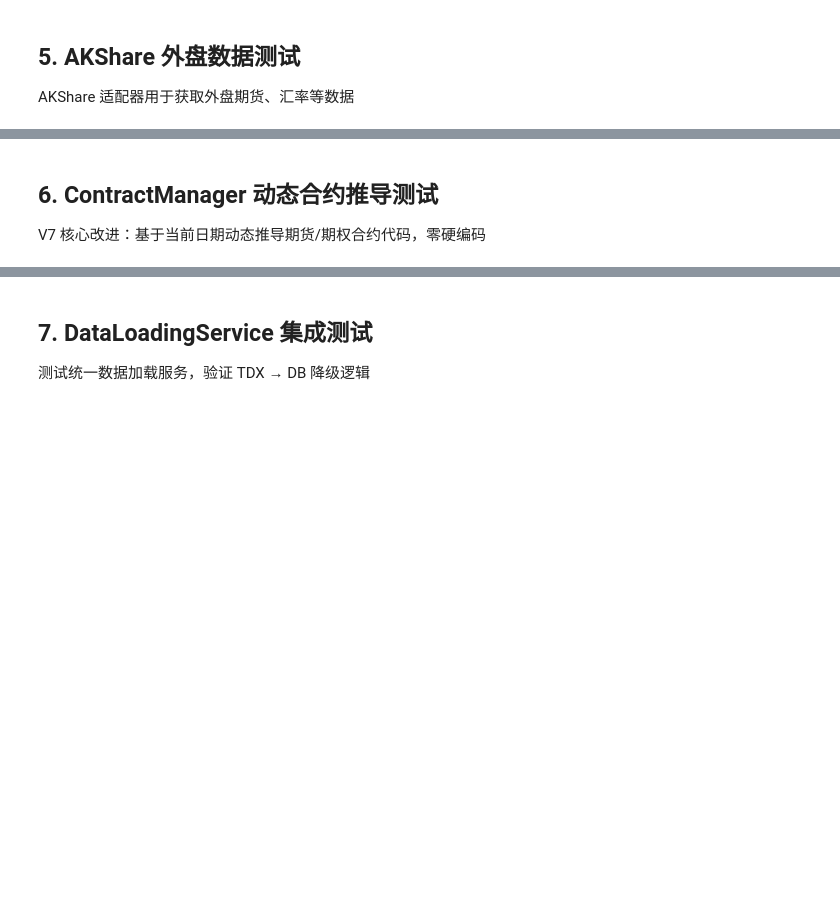
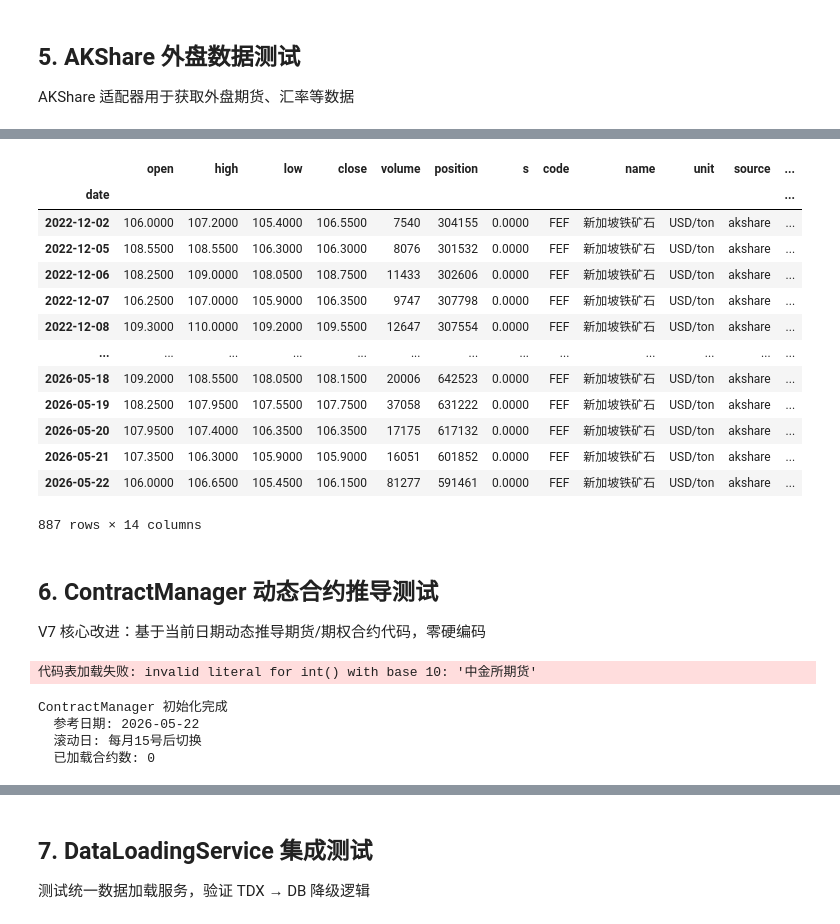
Before and after one commit to u588/app, a Jupyter notebook: AiStock/market_state_system/notebooks/01_data_acquisition_test.ipynb, the cells around one changed output, grey strips where cells are left out. Drawn from its saved outputs; the diff is of its cells as text; code cells hidden in the pictures; blank space fills up the shorter version.

```diff
--- a/AiStock/market_state_system/notebooks/01_data_acquisition_test.ipynb
+++ b/AiStock/market_state_system/notebooks/01_data_acquisition_test.ipynb
@@ -612,10 +576,8 @@ LINE 4:             ORDER BY date DESC
 AKShare 适配器用于获取外盘期货、汇率等数据
 # %%
 # 初始化 AKAdapter
-from data_service.ak_adapter import AKAdapter
+from data_services.ak_adapter import AKAdapter
 
-ak = AKAdapter({'cache_enabled': True, 'cache_ttl': 300})
-print(f'AKAdapter 状态: {"✅可用" if ak.is_available() else "❌不可用"}')
-print(repr(ak))
+ak = AKAdapter()
 # %%
 # 测试外盘期货数据
@@ -637,10 +609,27 @@ pd.DataFrame(ak_results).T if ak_results else print('无结果')
+# %%
+ak.get_futures_history('FEF')
+# %% [output]
+|  | open | high | low | close | volume | position | s | code | name | unit | source | ... |
+| date |  |  |  |  |  |  |  |  |  |  |  | ... |
+| 2022-12-02 | 106.0000 | 107.2000 | 105.4000 | 106.5500 | 7540 | 304155 | 0.0000 | FEF | 新加坡铁矿石 | USD/ton | akshare | ... |
+| 2022-12-05 | 108.5500 | 108.5500 | 106.3000 | 106.3000 | 8076 | 301532 | 0.0000 | FEF | 新加坡铁矿石 | USD/ton | akshare | ... |
+| 2022-12-06 | 108.2500 | 109.0000 | 108.0500 | 108.7500 | 11433 | 302606 | 0.0000 | FEF | 新加坡铁矿石 | USD/ton | akshare | ... |
+| 2022-12-07 | 106.2500 | 107.0000 | 105.9000 | 106.3500 | 9747 | 307798 | 0.0000 | FEF | 新加坡铁矿石 | USD/ton | akshare | ... |
+| 2022-12-08 | 109.3000 | 110.0000 | 109.2000 | 109.5500 | 12647 | 307554 | 0.0000 | FEF | 新加坡铁矿石 | USD/ton | akshare | ... |
+| ... | ... | ... | ... | ... | ... | ... | ... | ... | ... | ... | ... | ... |
+| 2026-05-18 | 109.2000 | 108.5500 | 108.0500 | 108.1500 | 20006 | 642523 | 0.0000 | FEF | 新加坡铁矿石 | USD/ton | akshare | ... |
+| 2026-05-19 | 108.2500 | 107.9500 | 107.5500 | 107.7500 | 37058 | 631222 | 0.0000 | FEF | 新加坡铁矿石 | USD/ton | akshare | ... |
+| 2026-05-20 | 107.9500 | 107.4000 | 106.3500 | 106.3500 | 17175 | 617132 | 0.0000 | FEF | 新加坡铁矿石 | USD/ton | akshare | ... |
+| 2026-05-21 | 107.3500 | 106.3000 | 105.9000 | 105.9000 | 16051 | 601852 | 0.0000 | FEF | 新加坡铁矿石 | USD/ton | akshare | ... |
+| 2026-05-22 | 106.0000 | 106.6500 | 105.4500 | 106.1500 | 81277 | 591461 | 0.0000 | FEF | 新加坡铁矿石 | USD/ton | akshare | ... |
+887 rows × 14 columns
 # %% [markdown]
 ## 6. ContractManager 动态合约推导测试
 
 V7 核心改进：基于当前日期动态推导期货/期权合约代码，零硬编码
 # %%
 # 初始化 ContractManager
-code_table_path = str(PROJECT_ROOT / 'data' / 'tdx_code_table.xlsx')
+code_table_path = str(PROJECT_ROOT / 'data' / 'tdx基金期货期权代码表.xlsx')
 cm = ContractManager(
     code_table_path=code_table_path if os.path.exists(code_table_path) else None,
     reference_date=datetime.now(),
@@ -650,6 +639,12 @@ print(f'ContractManager 初始化完成')
 print(f'  参考日期: {cm.reference_date.strftime("%Y-%m-%d")}')
 print(f'  滚动日: 每月{cm.rollover_day}号后切换')
 print(f'  已加载合约数: {len(cm._code_table)}')
+# %% [output]
+代码表加载失败: invalid literal for int() with base 10: '中金所期货'
+ContractManager 初始化完成
+  参考日期: 2026-05-22
+  滚动日: 每月15号后切换
+  已加载合约数: 0
 # %%
 # 测试商品期货合约推导
 commodity_pairs = cm.get_commodity_contracts()
```
Also changed, not shown: parts of 11 cells of this notebook, 3 other files.
